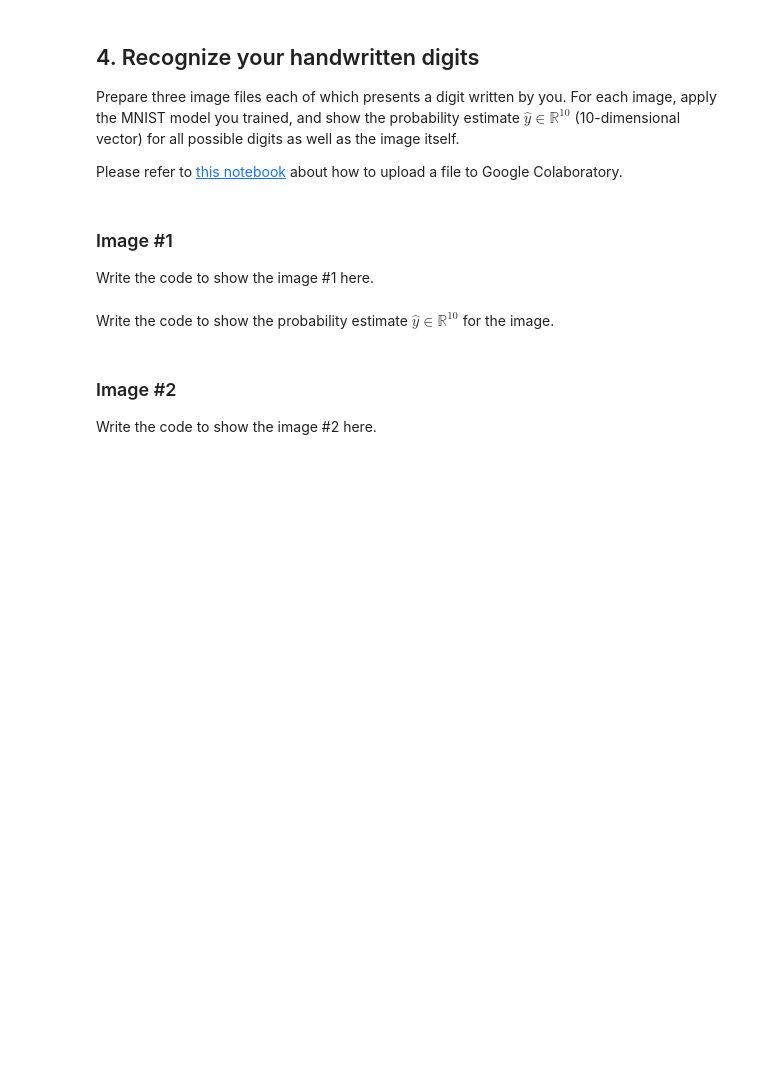
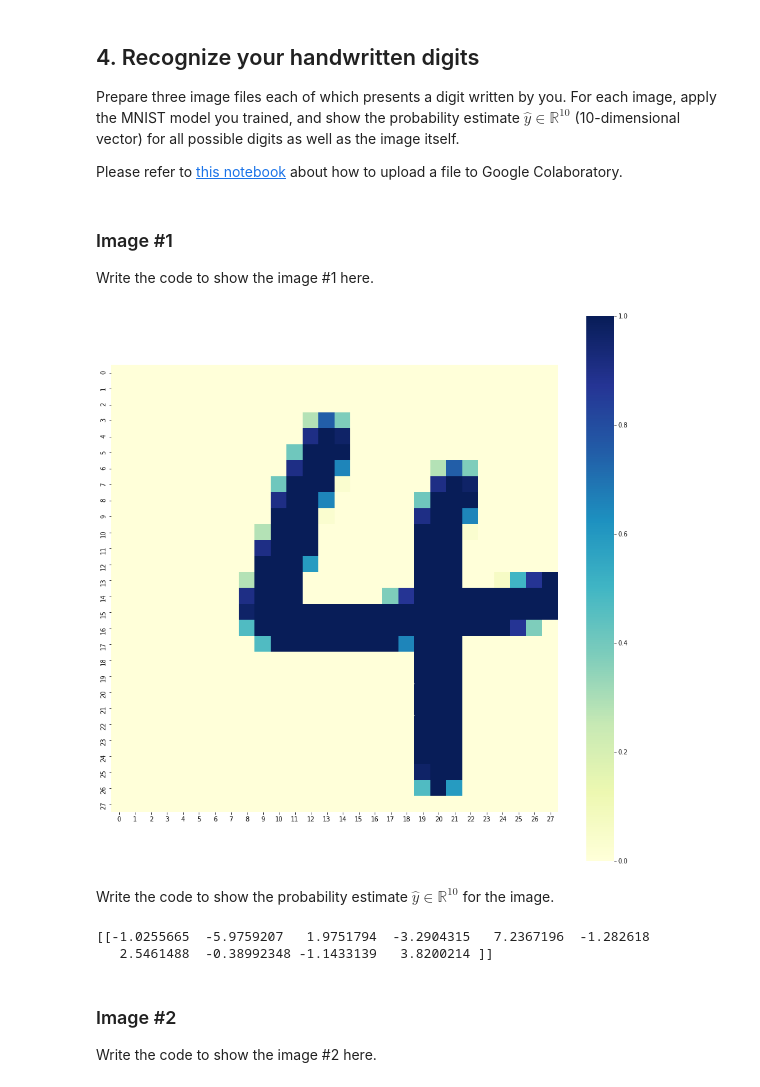
Before and after one commit to yukitsushima/deeplearning, a Jupyter notebook: assignment/20M31065_report2.ipynb, the cells around one changed output. Saved outputs shown, nothing was run; the diff lists cells and outputs as text; code cells hidden in the pictures; blank space fills up the shorter version.

```diff
--- a/assignment/20M31065_report2.ipynb
+++ b/assignment/20M31065_report2.ipynb
@@ -357,8 +351,50 @@ Please refer to [this notebook](https://colab.research.google.com/notebooks/io.i
 ### Image #1
 
 Write the code to show the image #1 here.
+# %%
+# Upload image file with colab's feature.
+# Original pictures are available in https://drive.google.com/drive/folders/14ZTnGYG_JtRzQQZRCYJ4lDSNzL3pSC1b?usp=sharing
+# I wrote these digits with Microsoft Paint.
+
+# Prepare all images
+from PIL import Image
+import numpy as np
+
+img1_full = np.array(Image.open('img1.png'))
+img1_fortensor = np.zeros((1,1,28,28),dtype='float32')
+img1_tensor = torch.from_numpy(img1_fortensor)
+for x in range(28):
+    for y in range(28):
+        img1_fortensor[0][0][x][y] = 1-((int(img1_full[x][y][0])+int(img1_full[x][y][1])+int(img1_full[x][y][2]))/3)/255
+img2_full = np.array(Image.open('img2.png'))
+img2_fortensor = np.zeros((1,1,28,28),dtype='float32')
+img2_tensor = torch.from_numpy(img2_fortensor)
+for x in range(28):
+    for y in range(28):
+        img2_fortensor[0][0][x][y] = 1-((int(img2_full[x][y][0])+int(img2_full[x][y][1])+int(img2_full[x][y][2]))/3)/255
+img3_full = np.array(Image.open('img3.png'))
+img3_fortensor = np.zeros((1,1,28,28),dtype='float32')
+img3_tensor = torch.from_numpy(img3_fortensor)
+for x in range(28):
+    for y in range(28):
+        img3_fortensor[0][0][x][y] = 1-((int(img3_full[x][y][0])+int(img3_full[x][y][1])+int(img3_full[x][y][2]))/3)/255
+# %%
+# Plot image1 (True label:4)
+image = img1_fortensor[0][0]
+f, ax = plt.subplots(figsize=(16, 16))
+sns.heatmap(image, annot=False, square=True, cmap="YlGnBu")
+plt.show()
+# %% [output]
+[figure, added]
 # %% [markdown]
 Write the code to show the probability estimate $\hat{y} \in \mathbb{R}^{10}$ for the image.
+# %%
+img1_tensor = img1_tensor.to(device)
+img1_pred = model(img1_tensor)
+print(img1_pred.cpu().detach().numpy())
+# %% [output]
+[[-1.0255665  -5.9759207   1.9751794  -3.2904315   7.2367196  -1.282618
+   2.5461488  -0.38992348 -1.1433139   3.8200214 ]]
 # %% [markdown]
 ### Image #2
 
```
Also changed, not shown: parts of 7 cells of this notebook.
